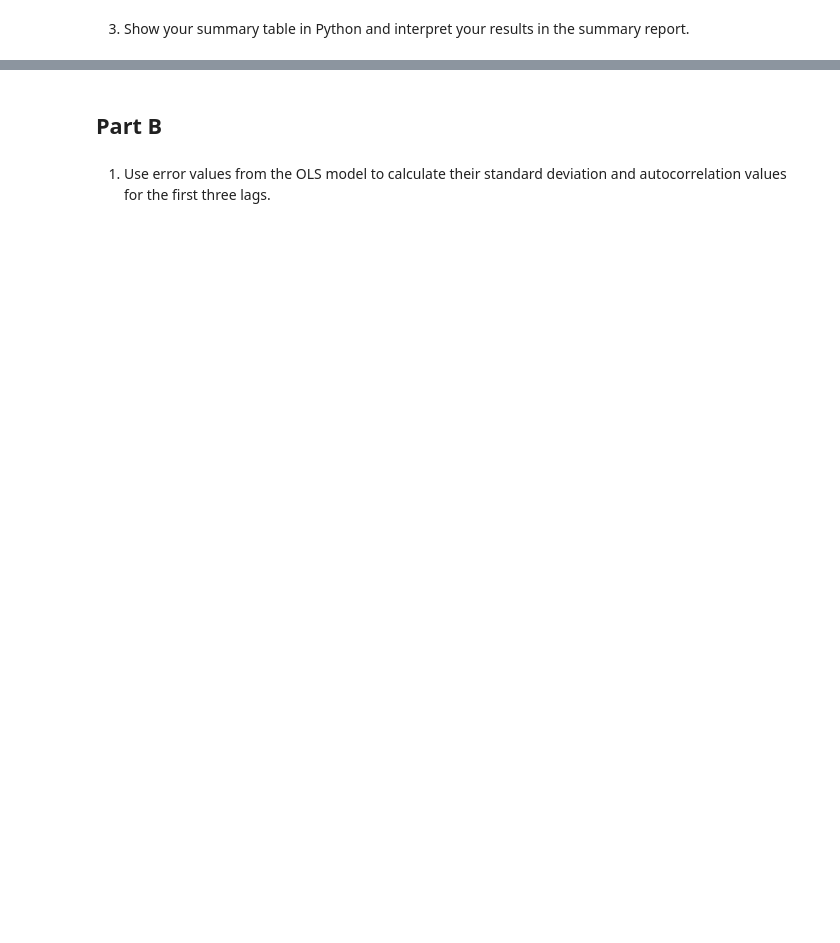
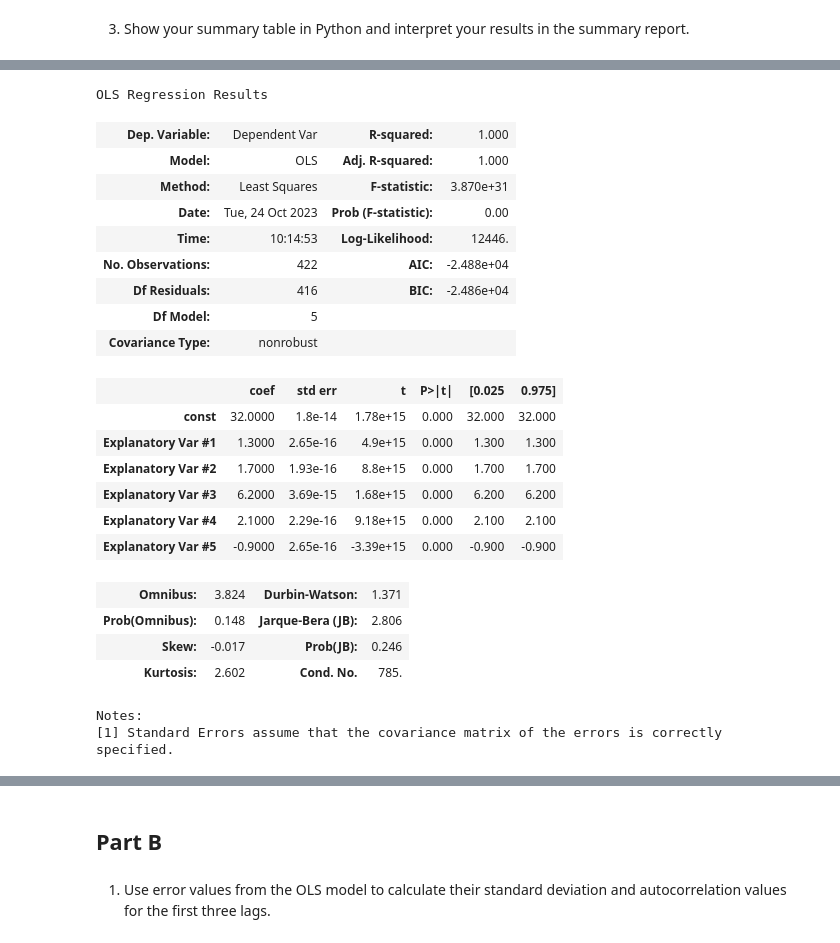
Before and after one commit to jreid94/schulich_data_science, a Jupyter notebook: Predictive Analytics/Assignments/A1.2.ipynb, the cells around one changed output, grey strips where cells are left out. Saved outputs shown, nothing was run; the diff lists cells and outputs as text; code cells hidden in the pictures; blank space fills up the shorter version.

```diff
--- a/Predictive Analytics/Assignments/A1.2.ipynb
+++ b/Predictive Analytics/Assignments/A1.2.ipynb
@@ -150,0 +156,43 @@ In summary, this regression analysis appears to have a very high R-squared value
+# %%
+# Removal 1
+x_updated = x_updated.drop("Explanatory Var #6", axis = 1)
+x_updated = x_updated.drop("Explanatory Var #8", axis = 1)
+x_updated = x_updated.drop("Explanatory Var #9", axis = 1)
+x_updated = x_updated.drop("Explanatory Var #13", axis = 1)
+
+# Removal 2
+x_updated = x_updated.drop("Explanatory Var #11", axis = 1)
+x_updated = x_updated.drop("Explanatory Var #12", axis = 1)
+x_updated = x_updated.drop("Explanatory Var #15", axis = 1)
+
+# Removal 3
+x_updated = x_updated.drop("Explanatory Var #7", axis = 1)
+x_updated = x_updated.drop("Explanatory Var #10", axis = 1)
+x_updated = x_updated.drop("Explanatory Var #14", axis = 1)
+# %%
+model_updated = sm.OLS(y,x_updated).fit()
+model_updated.summary()
+# %% [output]
+OLS Regression Results
+| Dep. Variable: | Dependent Var | R-squared: | 1.000 |
+| Model: | OLS | Adj. R-squared: | 1.000 |
+| Method: | Least Squares | F-statistic: | 3.870e+31 |
+| Date: | Tue, 24 Oct 2023 | Prob (F-statistic): | 0.00 |
+| Time: | 10:14:53 | Log-Likelihood: | 12446. |
+| No. Observations: | 422 | AIC: | -2.488e+04 |
+| Df Residuals: | 416 | BIC: | -2.486e+04 |
+| Df Model: | 5 |  |  |
+| Covariance Type: | nonrobust |  |  |
+|  | coef | std err | t | P>|t| | [0.025 | 0.975] |
+| const | 32.0000 | 1.8e-14 | 1.78e+15 | 0.000 | 32.000 | 32.000 |
+| Explanatory Var #1 | 1.3000 | 2.65e-16 | 4.9e+15 | 0.000 | 1.300 | 1.300 |
+| Explanatory Var #2 | 1.7000 | 1.93e-16 | 8.8e+15 | 0.000 | 1.700 | 1.700 |
+| Explanatory Var #3 | 6.2000 | 3.69e-15 | 1.68e+15 | 0.000 | 6.200 | 6.200 |
+| Explanatory Var #4 | 2.1000 | 2.29e-16 | 9.18e+15 | 0.000 | 2.100 | 2.100 |
+| Explanatory Var #5 | -0.9000 | 2.65e-16 | -3.39e+15 | 0.000 | -0.900 | -0.900 |
+| Omnibus: | 3.824 | Durbin-Watson: | 1.371 |
+| Prob(Omnibus): | 0.148 | Jarque-Bera (JB): | 2.806 |
+| Skew: | -0.017 | Prob(JB): | 0.246 |
+| Kurtosis: | 2.602 | Cond. No. | 785. |
+Notes:
+[1] Standard Errors assume that the covariance matrix of the errors is correctly specified.
```
Also changed, not shown: parts of 40 cells of this notebook.
